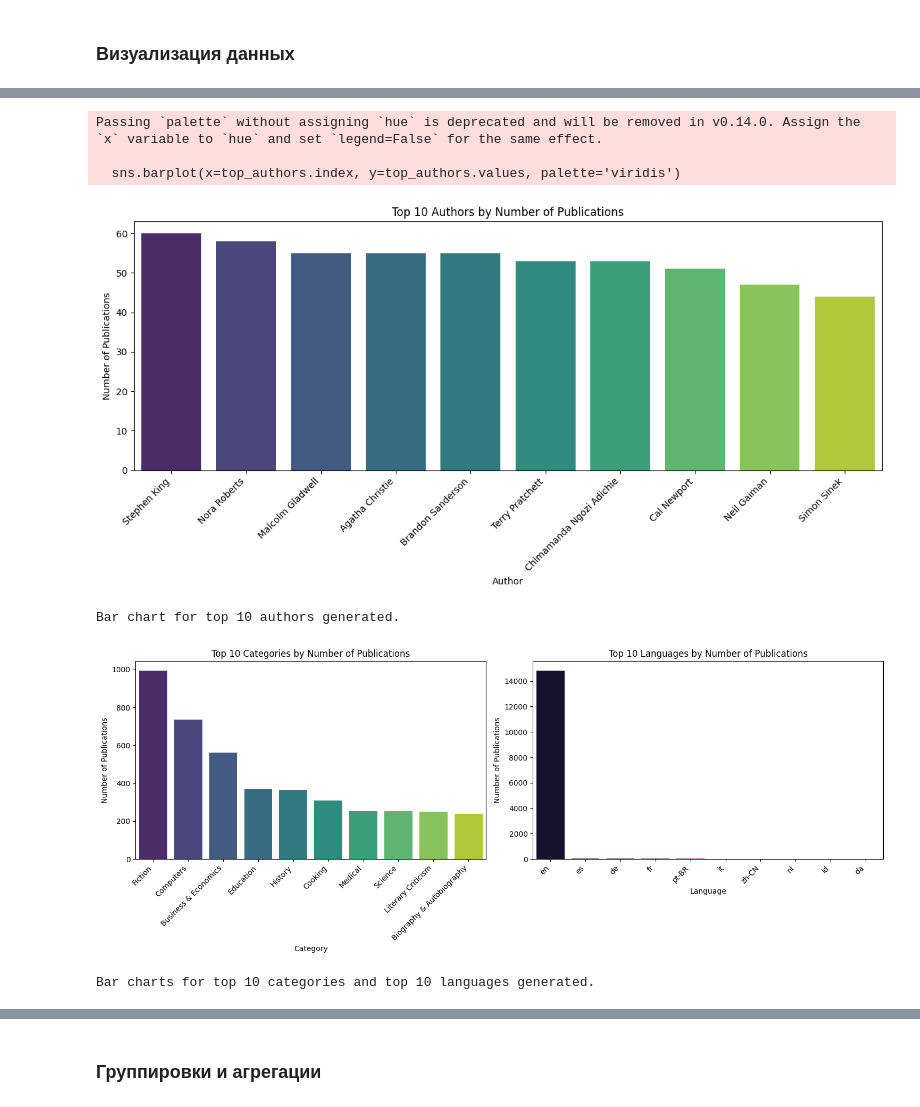
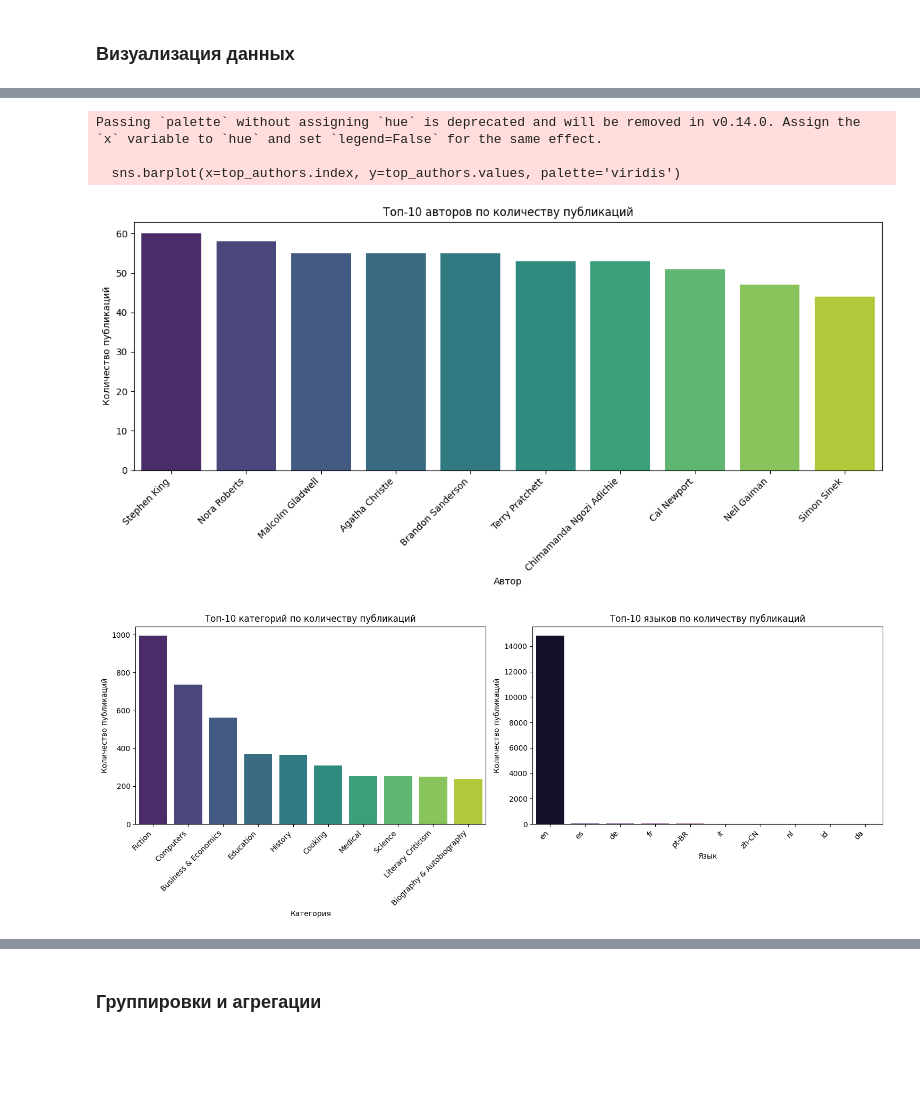
Before and after one commit to Babayka26/-, a Jupyter notebook: Untitled0.ipynb, the cells around one changed output, grey strips where cells are left out. Cells and saved outputs as stored; diff of their text form; code cells hidden in the pictures; blank space fills up the shorter version.

```diff
--- a/Untitled0.ipynb
+++ b/Untitled0.ipynb
@@ -263,45 +271,41 @@ Line chart for publication trends generated.
 # %%
 plt.figure(figsize=(12, 6))
 top_authors = df_cleaned['authors'].value_counts().head(10)
 sns.barplot(x=top_authors.index, y=top_authors.values, palette='viridis')
-plt.title('Top 10 Authors by Number of Publications')
-plt.xlabel('Author')
-plt.ylabel('Number of Publications')
+plt.title('Топ-10 авторов по количеству публикаций')
+plt.xlabel('Автор')
+plt.ylabel('Количество публикаций')
 plt.xticks(rotation=45, ha='right')
 plt.tight_layout()
 plt.show()
-print("Bar chart for top 10 authors generated.")
 # %% [output]
 Passing `palette` without assigning `hue` is deprecated and will be removed in v0.14.0. Assign the `x` variable to `hue` and set `legend=False` for the same effect.
 
   sns.barplot(x=top_authors.index, y=top_authors.values, palette='viridis')
-[figure, old version]
+[figure, new version]
-Bar chart for top 10 authors generated.
 # %%
 plt.figure(figsize=(15, 6))
 
 plt.subplot(1, 2, 1)
 top_categories = df_cleaned['categories'].value_counts().head(10)
 sns.barplot(x=top_categories.index, y=top_categories.values, palette='viridis', hue=top_categories.index, legend=False)
-plt.title('Top 10 Categories by Number of Publications')
-plt.xlabel('Category')
-plt.ylabel('Number of Publications')
+plt.title('Топ-10 категорий по количеству публикаций')
+plt.xlabel('Категория')
+plt.ylabel('Количество публикаций')
 plt.xticks(rotation=45, ha='right')
 
 plt.subplot(1, 2, 2)
 top_languages = df_cleaned['language'].value_counts().head(10)
 sns.barplot(x=top_languages.index, y=top_languages.values, palette='magma', hue=top_languages.index, legend=False)
-plt.title('Top 10 Languages by Number of Publications')
-plt.xlabel('Language')
-plt.ylabel('Number of Publications')
+plt.title('Топ-10 языков по количеству публикаций')
+plt.xlabel('Язык')
+plt.ylabel('Количество публикаций')
 plt.xticks(rotation=45, ha='right')
 
 plt.tight_layout()
 plt.show()
-print("Bar charts for top 10 categories and top 10 languages generated.")
 # %% [output]
-[figure, old version]
+[figure, new version]
-Bar charts for top 10 categories and top 10 languages generated.
 # %%
 plt.figure(figsize=(12, 5))
 
```
Also changed, not shown: parts of 8 cells of this notebook.
